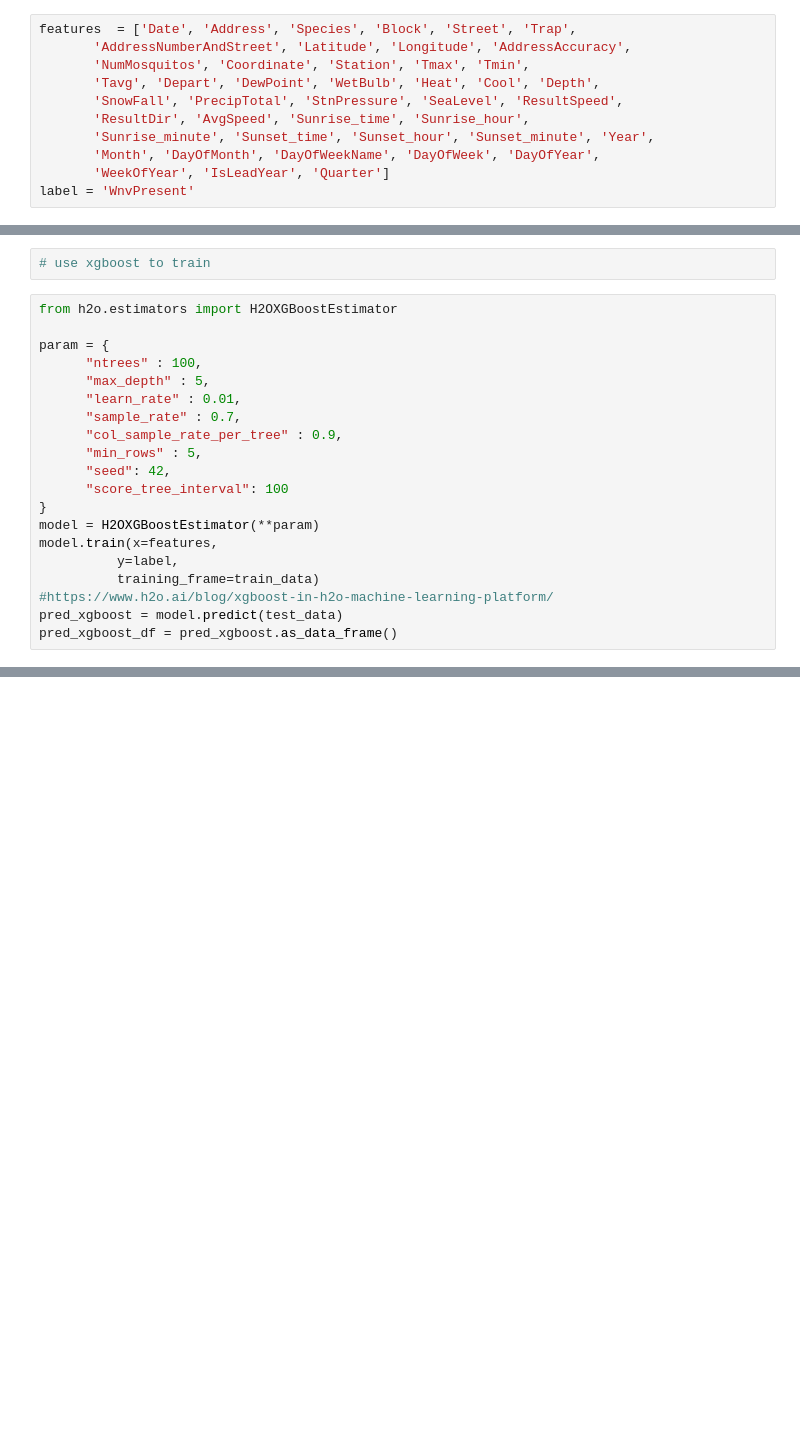
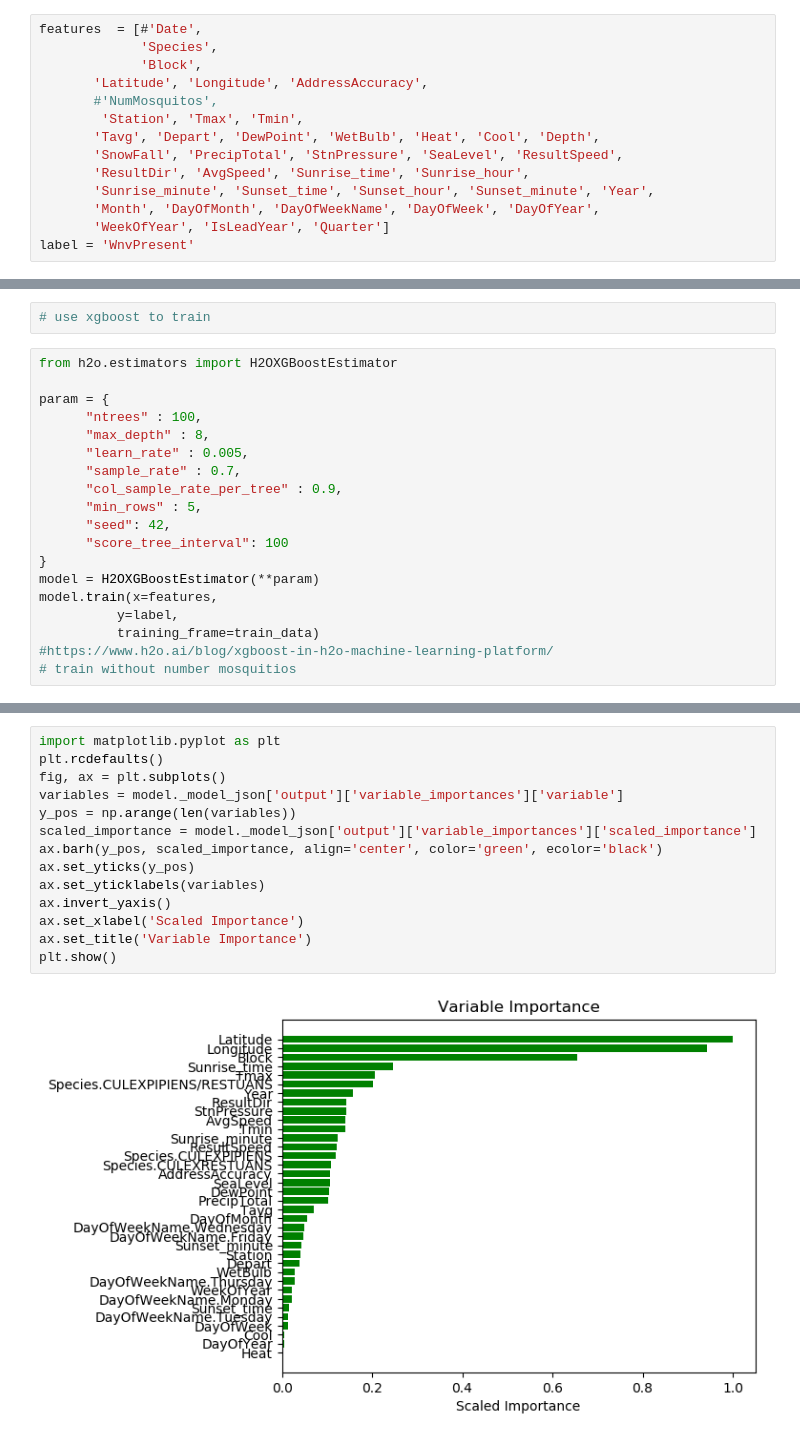
Before and after one commit to yangju2011/west_nile_virus_prediction, a Jupyter notebook: west nile virus prediction in chicago.ipynb, the cells around one changed output, grey strips where cells are left out. Cells and saved outputs as stored; diff of their text form; blank space fills up the shorter version.

```diff
--- a/west nile virus prediction in chicago.ipynb
+++ b/west nile virus prediction in chicago.ipynb
@@ -1043,7 +1070,10 @@ test_data.shape
 # %%
-features  = ['Date', 'Address', 'Species', 'Block', 'Street', 'Trap',
-       'AddressNumberAndStreet', 'Latitude', 'Longitude', 'AddressAccuracy',
-       'NumMosquitos', 'Coordinate', 'Station', 'Tmax', 'Tmin',
+features  = [#'Date',
+             'Species',
+             'Block',
+       'Latitude', 'Longitude', 'AddressAccuracy',
+       #'NumMosquitos',
+        'Station', 'Tmax', 'Tmin',
        'Tavg', 'Depart', 'DewPoint', 'WetBulb', 'Heat', 'Cool', 'Depth',
        'SnowFall', 'PrecipTotal', 'StnPressure', 'SeaLevel', 'ResultSpeed',
        'ResultDir', 'AvgSpeed', 'Sunrise_time', 'Sunrise_hour',
@@ -1142,8 +1097,8 @@ from h2o.estimators import H2OXGBoostEstimator
 
 param = {
       "ntrees" : 100,
-      "max_depth" : 5,
-      "learn_rate" : 0.01,
+      "max_depth" : 8,
+      "learn_rate" : 0.005,
       "sample_rate" : 0.7,
       "col_sample_rate_per_tree" : 0.9,
       "min_rows" : 5,
@@ -1155,5 +1110,4 @@ model.train(x=features,
           y=label,
           training_frame=train_data)
 #https://www.h2o.ai/blog/xgboost-in-h2o-machine-learning-platform/
-pred_xgboost = model.predict(test_data)
-pred_xgboost_df = pred_xgboost.as_data_frame()
+# train without number mosquitios
@@ -1159,0 +1121,16 @@ pred_xgboost_df = pred_xgboost.as_data_frame()
+# %%
+import matplotlib.pyplot as plt
+plt.rcdefaults()
+fig, ax = plt.subplots()
+variables = model._model_json['output']['variable_importances']['variable']
+y_pos = np.arange(len(variables))
+scaled_importance = model._model_json['output']['variable_importances']['scaled_importance']
+ax.barh(y_pos, scaled_importance, align='center', color='green', ecolor='black')
+ax.set_yticks(y_pos)
+ax.set_yticklabels(variables)
+ax.invert_yaxis()
+ax.set_xlabel('Scaled Importance')
+ax.set_title('Variable Importance')
+plt.show()
+# %% [output]
+[figure, added]
```
Also changed, not shown: parts of 26 cells of this notebook, 8 other files.
